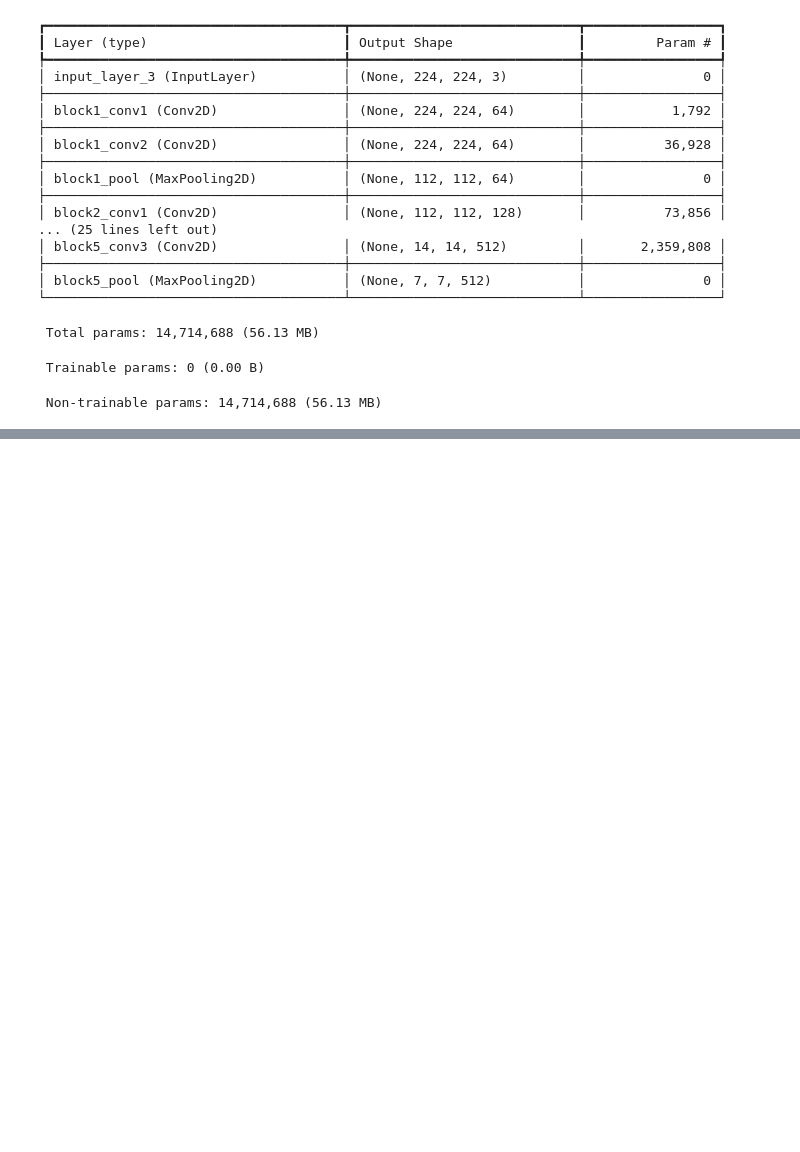
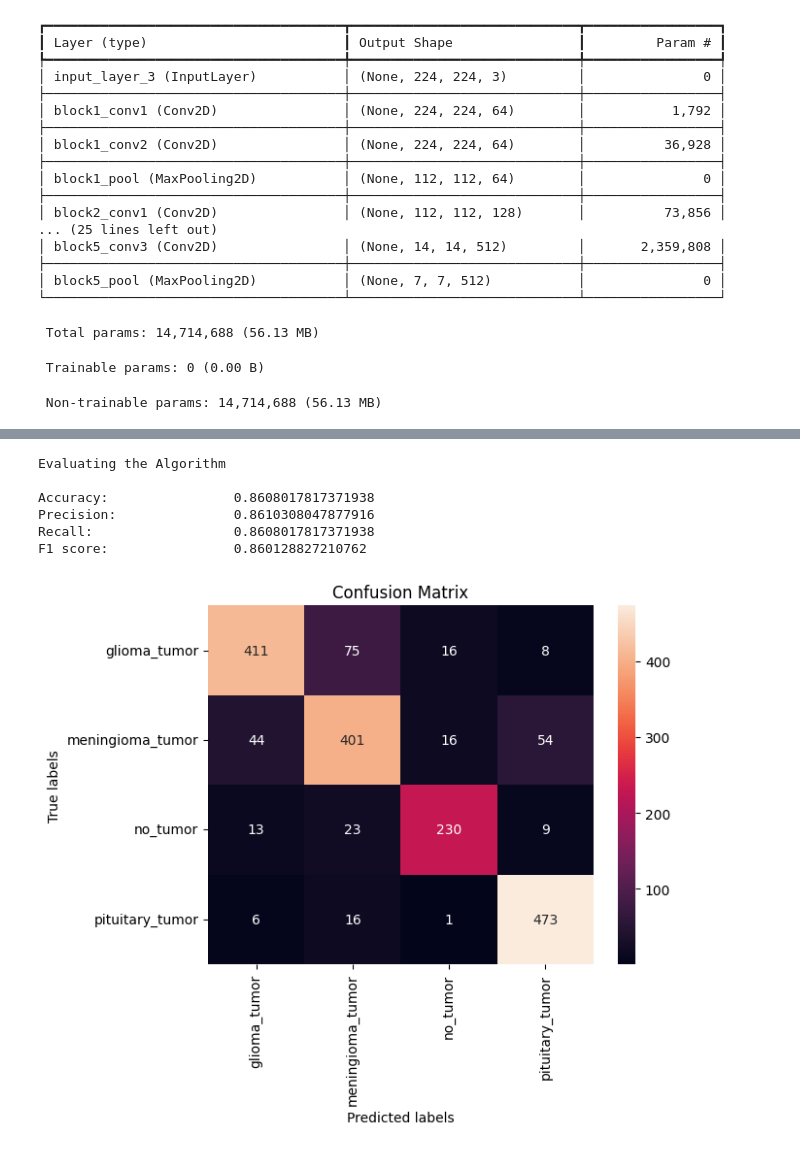
Before and after one commit to guthlb/Comparitive-Analysis-of-Hybrid-ML-and-DL-models-for-Medical-Image-Classification, a Jupyter notebook: XGBoost with CNN/Brain Tumor Classification.ipynb, the cells around one changed output, grey strips where cells are left out. Cells and saved outputs as stored; diff of their text form; code cells hidden in the pictures; blank space fills up the shorter version.

```diff
--- a/XGBoost with CNN/Brain Tumor Classification.ipynb
+++ b/XGBoost with CNN/Brain Tumor Classification.ipynb
@@ -379,4 +400,6 @@ Validation Accuracy =  0.7361963190184049
 # %%
+eval_set = [(train_features, train_labels_encoded), (val_features, val_labels_encoded)]
+
 model2 = xgboost.XGBClassifier(learning_rate=0.1, n_estimators=model.best_iteration)
 
 model2.fit(
@@ -401,4 +456,20 @@ CLASSES
+# %%
+import cv2
+import numpy as np
+
+def load_images(image_paths):
+    images = []
+    for path in image_paths:
+        img = cv2.imread(path)
+        img = cv2.resize(img, (224, 224))
+        img = cv2.cvtColor(img, cv2.COLOR_BGR2RGB)
+        images.append(img)
+    return np.array(images)
+
+# Load test images using your test image paths
+test_images = load_images(X_test)
 # %%
 test_features = base_model.predict(test_images)
 test_features = test_features.reshape(test_features.shape[0], -1)
-del(test_images)
+y_pred_test = model2.predict(test_features)
+predictions = model.predict(test_features)
@@ -407,24 +478,35 @@ predictions = model.predict(test_features)
 # %%
 print('Evaluating the Algorithm\n')
 print('Accuracy: \t\t', accuracy_score(test_labels_encoded, predictions))
 print('Precision: \t\t', precision_score(test_labels_encoded, predictions, average='weighted'))
 print('Recall: \t\t', recall_score(test_labels_encoded, predictions, average='weighted'))
-print('F1 score: \t\t', f1_score(test_labels_encoded, predictions, average='micro'), '\n')
+print('F1 score: \t\t', f1_score(test_labels_encoded, predictions, average='weighted'), '\n')
+# Get class names in the same order as your label encoder
+CLASSES = le.classes_  # Instead of os.listdir(TESTING_DIR)
 
 # Confusion Matrix
-cf = tf.math.confusion_matrix(labels=test_labels_encoded, predictions=predictions).numpy()
+# If you want to evaluate model2:
+cf = tf.math.confusion_matrix(labels=test_labels_encoded, predictions=y_pred_test).numpy()
 
 ax= plt.subplot()
 sns.heatmap(cf, annot=True, fmt='g', ax=ax);
 
 ax.set_title('Confusion Matrix');
 ax.set_xlabel('Predicted labels');
 ax.set_ylabel('True labels');
 
 ax.xaxis.set_ticklabels(CLASSES);
 ax.yaxis.set_ticklabels(CLASSES);
 
 plt.xticks(rotation = 90)
 plt.yticks(rotation = 360)
 
 plt.show()
+# %% [output]
+Evaluating the Algorithm
+
+Accuracy:                0.8608017817371938
+Precision:               0.8610308047877916
+Recall:                  0.8608017817371938
+F1 score:                0.860128827210762
+[figure, added]
```
Also changed, not shown: parts of 19 cells of this notebook, 5 other files.
